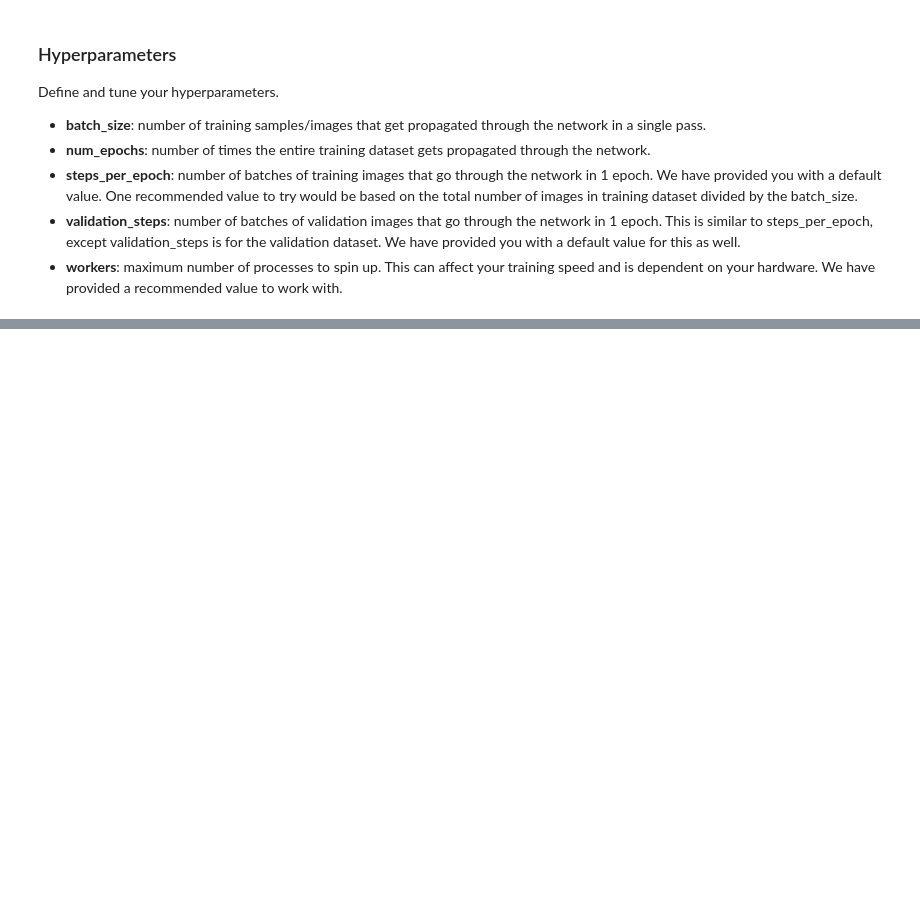
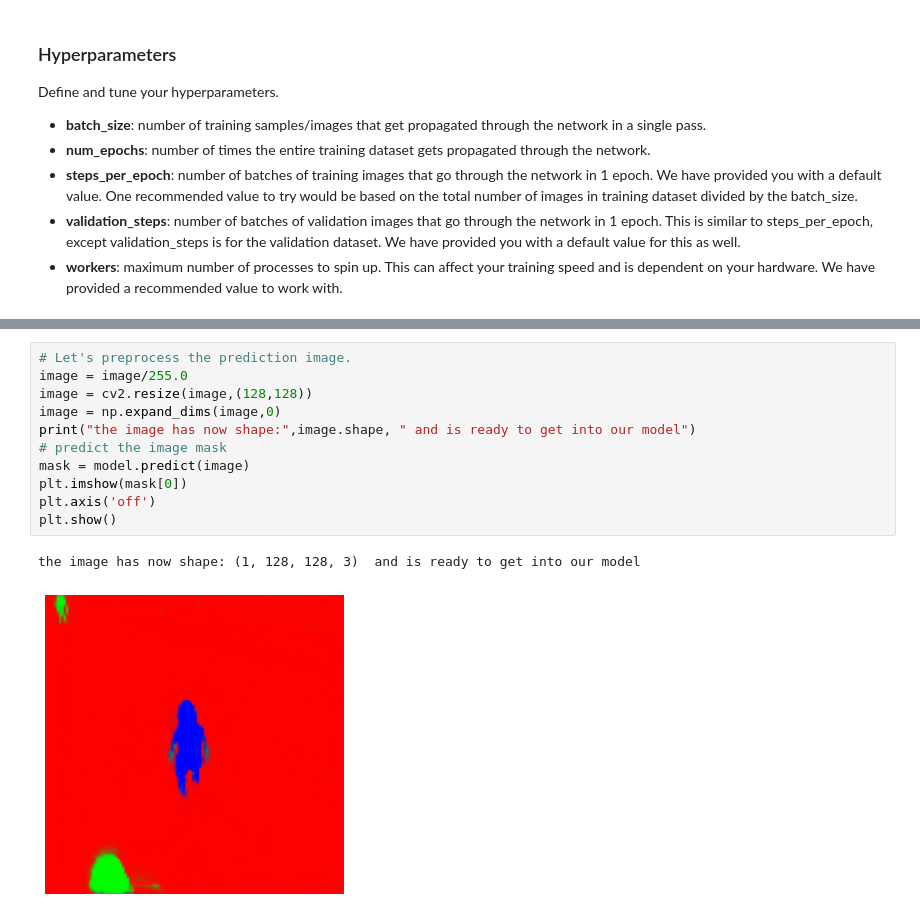
Before and after one commit to houssemjebari/UDACITY-RoboticsSoftware, a Jupyter notebook: Project 4 - Follow me/code/model_training.ipynb, the cells around one changed output, grey strips where cells are left out. Cells and saved outputs as stored; diff of their text form; blank space fills up the shorter version.

```diff
--- a/Project 4 - Follow me/code/model_training.ipynb
+++ b/Project 4 - Follow me/code/model_training.ipynb
@@ -261,0 +325,14 @@ print(final_score)
+# %%
+# Let's preprocess the prediction image.
+image = image/255.0
+image = cv2.resize(image,(128,128))
+image = np.expand_dims(image,0)
+print("the image has now shape:",image.shape, " and is ready to get into our model")
+# predict the image mask
+mask = model.predict(image)
+plt.imshow(mask[0])
+plt.axis('off')
+plt.show()
+# %% [output]
+the image has now shape: (1, 128, 128, 3)  and is ready to get into our model
+[figure, added]
```
Also changed, not shown: parts of 60 cells of this notebook.
